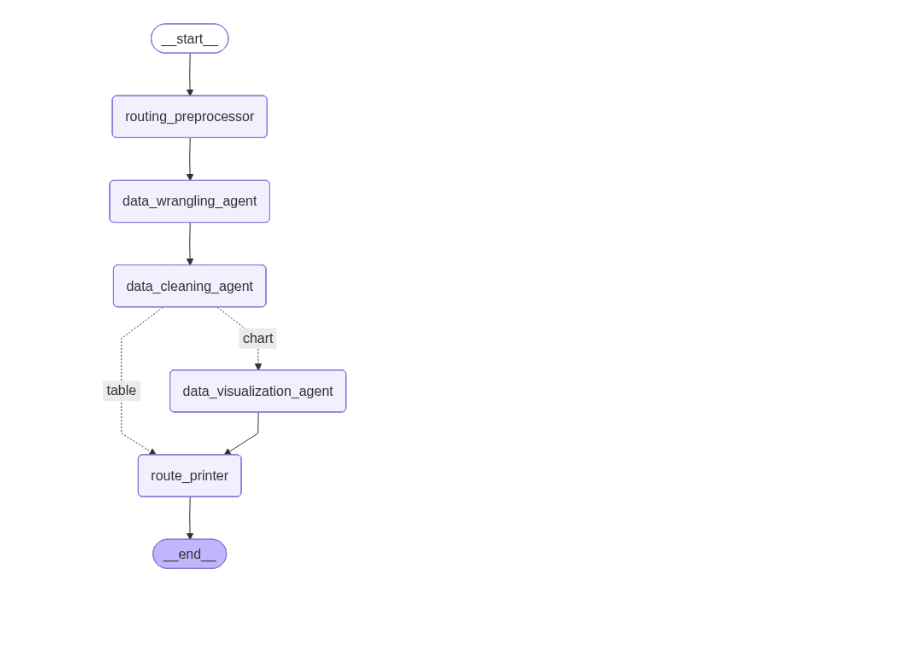
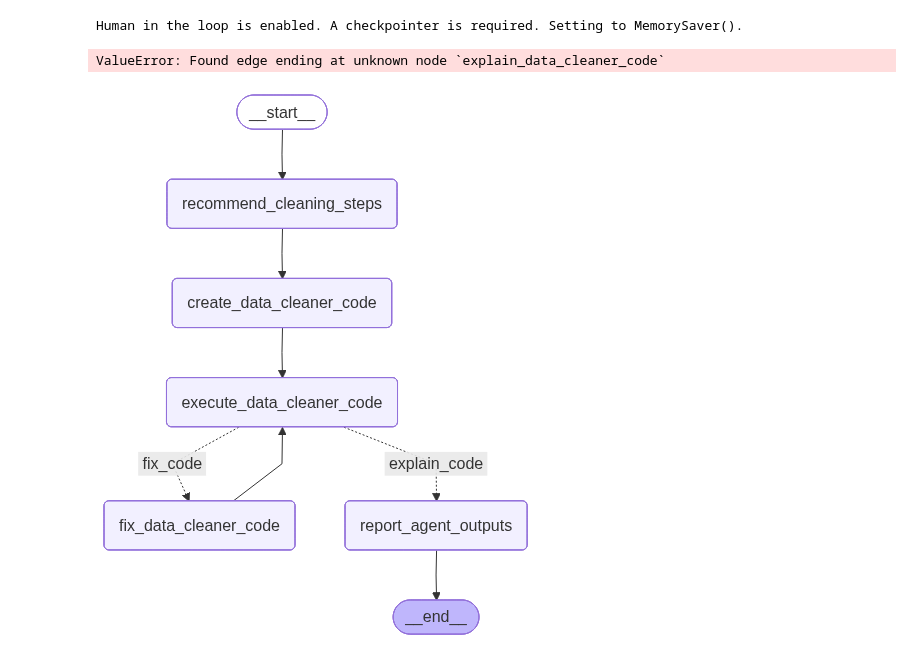
Before and after one commit to sit836/ai-data-science-team, a Jupyter notebook: apps/pandas-data-analyst-app/cleaning_example.ipynb, the cells around one changed output. Cells and saved outputs as stored; diff of their text form; code cells hidden in the pictures; blank space fills up the shorter version.

```diff
--- a/apps/pandas-data-analyst-app/cleaning_example.ipynb
+++ b/apps/pandas-data-analyst-app/cleaning_example.ipynb
@@ -5,41 +5,31 @@ import pandas as pd
 from dotenv import load_dotenv
 from langchain_openai import ChatOpenAI
 
-from ai_data_science_team import PandasDataAnalyst, DataWranglingAgent, DataVisualizationAgent, DataCleaningAgent
-
+from ai_data_science_team import DataCleaningAgent
 
 load_dotenv()
 
-MODEL = "deepseek-v3"
+MODEL = "deepseek-chat"
 LOG = False
 LOG_PATH = os.path.join(os.getcwd(), "logs/")
 
-llm = ChatOpenAI(model=MODEL, api_key=os.getenv("OPENAI_API_KEY"), base_url=os.getenv("OPENAI_API_BASE"))
+llm = ChatOpenAI(model=MODEL, api_key=os.getenv("OPENAI_API_KEY"), base_url=os.getenv("OPENAI_API_BASE"),
+                 temperature=0., max_tokens=100)
 
 df = pd.read_csv("data/bike_sales_data.csv")
 
-pandas_data_analyst = PandasDataAnalyst(
-    model=llm,
-    data_wrangling_agent=DataWranglingAgent(
-        model=llm,
-        log=LOG,
-        bypass_recommended_steps=True,
-        n_samples=100,
-    ),
-    data_visualization_agent=DataVisualizationAgent(
-        model=llm,
-        n_samples=100,
-        log=LOG,
-    ),
-    data_cleaning_agent=DataCleaningAgent(
-        model=llm,
-        n_samples=100,
-        log=LOG,
-    ),
+data_cleaning_agent = DataCleaningAgent(
+    model = llm,
+    log=LOG,
+    log_path=LOG_PATH,
+    human_in_the_loop=True,
 )
+# %% [output]
+Human in the loop is enabled. A checkpointer is required. Setting to MemorySaver().
+ValueError: Found edge ending at unknown node `explain_data_cleaner_code`
 # %%
-pandas_data_analyst
+data_cleaning_agent
 # %% [output]
-[figure, old version]
+[figure, new version]
 # %%
 ### Viewing Subagents With xray
```
Also changed, not shown: parts of 1 cell of this notebook, 5 other files.
